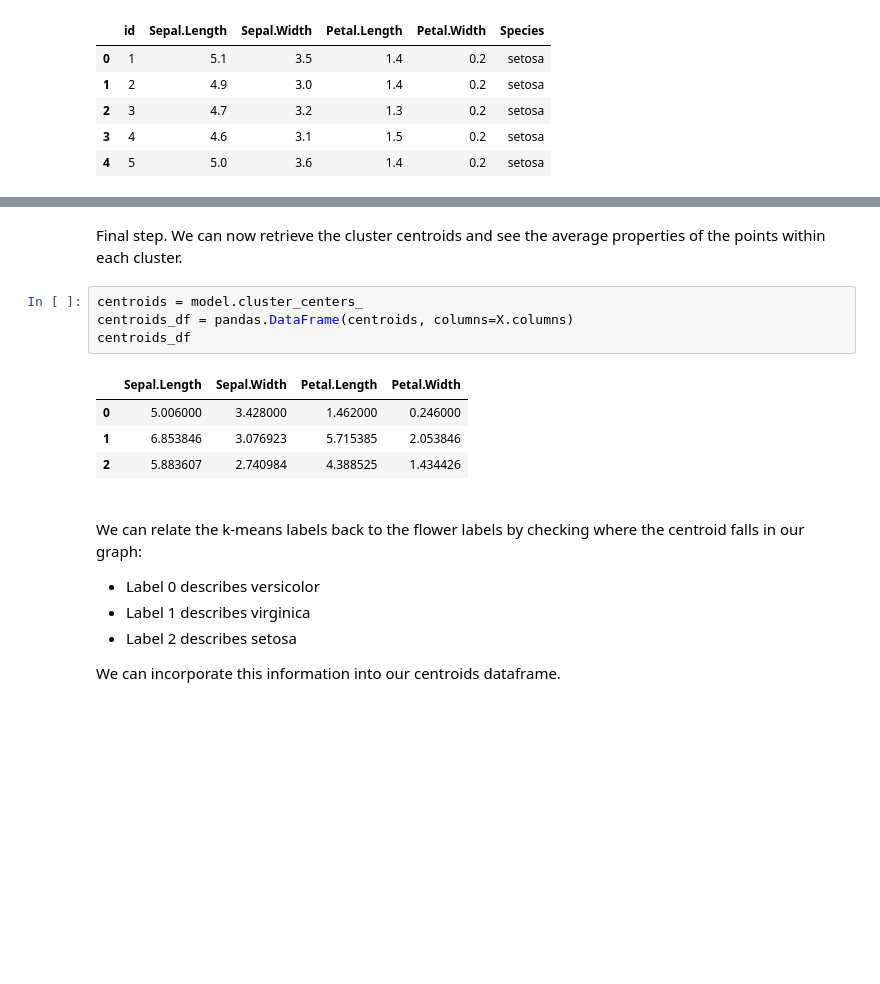
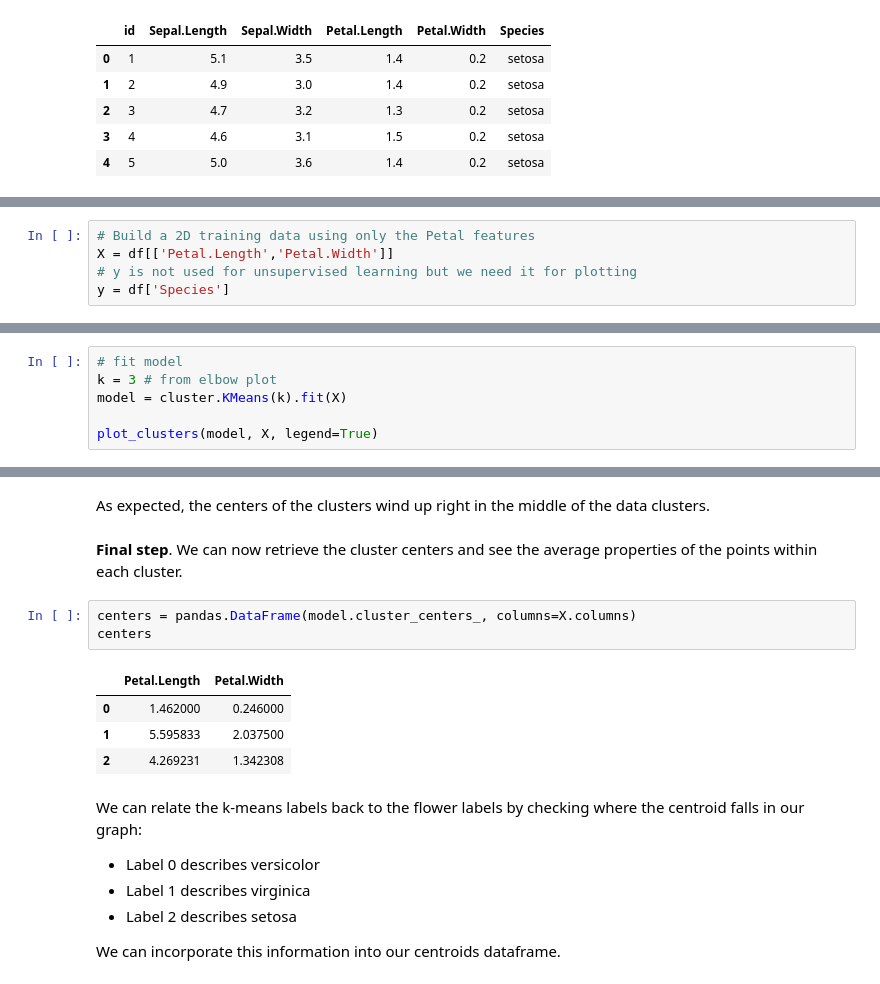
Before and after one commit to lutzhamel/CSC310, a Jupyter notebook: notes/17-unsupervised-learning.ipynb, the cells around one changed output, grey strips where cells are left out. Drawn from its saved outputs; the diff is of its cells as text; blank space fills up the shorter version.

```diff
--- a/notes/17-unsupervised-learning.ipynb
+++ b/notes/17-unsupervised-learning.ipynb
@@ -349,0 +320,5 @@ y = df['Species']
+# %%
+# Build a 2D training data using only the Petal features
+X = df[['Petal.Length','Petal.Width']]
+# y is not used for unsupervised learning but we need it for plotting
+y = df['Species']
@@ -383,0 +359,6 @@ As expected, the centers of the clusters wind up right in the middle of the data
+# %%
+# fit model
+k = 3 # from elbow plot
+model = cluster.KMeans(k).fit(X)
+
+plot_clusters(model, X, legend=True)
@@ -384,22 +367,15 @@ As expected, the centers of the clusters wind up right in the middle of the data
+# %% [markdown]
+As expected, the centers of the clusters wind up right in the middle of the data clusters.
 # %% [markdown]
-Final step. We can now retrieve the cluster centroids and see the average properties of the points within each cluster.
+**Final step**. We can now retrieve the cluster centers and see the average properties of the points within each cluster.
 # %%
-centroids = model.cluster_centers_
-centroids_df = pandas.DataFrame(centroids, columns=X.columns)
-centroids_df
+centers = pandas.DataFrame(model.cluster_centers_, columns=X.columns)
+centers
 # %% [output]
-|  | Sepal.Length | Sepal.Width | Petal.Length | Petal.Width |
-| 0 | 5.006000 | 3.428000 | 1.462000 | 0.246000 |
-| 1 | 6.853846 | 3.076923 | 5.715385 | 2.053846 |
-| 2 | 5.883607 | 2.740984 | 4.388525 | 1.434426 |
+|  | Petal.Length | Petal.Width |
+| 0 | 1.462000 | 0.246000 |
+| 1 | 5.595833 | 2.037500 |
+| 2 | 4.269231 | 1.342308 |
-# %% [markdown]
-<!--
-# Final Project Proposal
-
-The final project could be a (team) app (e.g. Python script that implements some non-trivial functionality with/without visualization or an app built on your favorite platform) or it can be an individual analysis project.
-
-Details in BrightSpace.
--->
 # %% [markdown]
 We can relate the k-means labels back to the flower labels by checking where the centroid falls in our graph:
 
```
Also changed, not shown: parts of 73 cells of this notebook, 5 other files.
